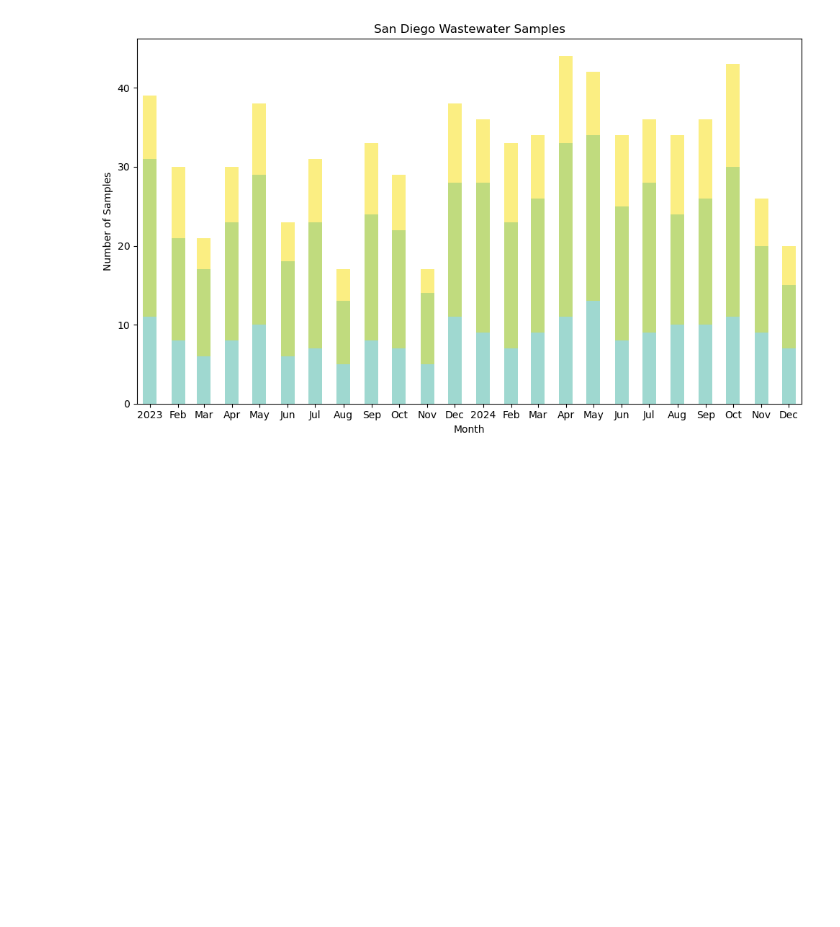
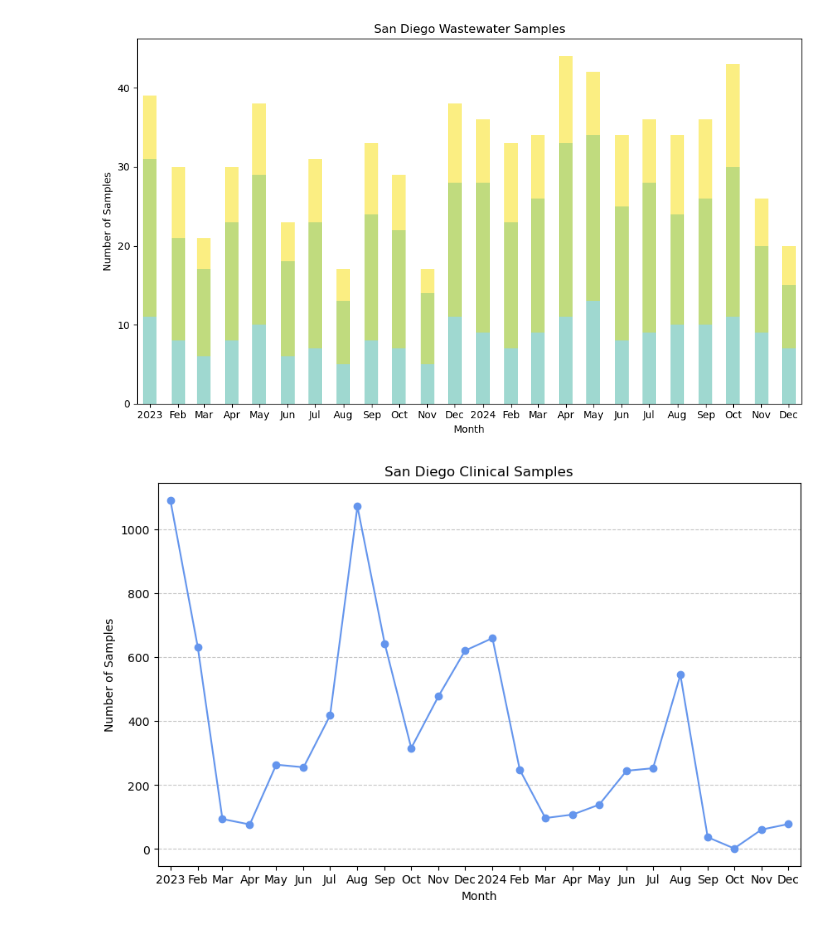
Before and after one commit to andersen-lab/covariants-paper, a Jupyter notebook: supp_fig2/plot_metadata.ipynb, the cells around one changed output. Drawn from its saved outputs; the diff is of its cells as text; code cells hidden in the pictures; blank space fills up the shorter version.

```diff
--- a/supp_fig2/plot_metadata.ipynb
+++ b/supp_fig2/plot_metadata.ipynb
@@ -3,8 +3,12 @@ import pandas as pd
 import matplotlib
 import matplotlib.pyplot as plt
 import matplotlib.dates as mdates
+
+
+matplotlib.rcParams['date.converter'] = 'concise'
 matplotlib.rcParams['pdf.fonttype'] = 42
 matplotlib.rcParams['ps.fonttype'] = 42
+matplotlib.rcParams['font.size'] = 10
 # %%
 import pandas as pd
 import matplotlib.pyplot as plt
@@ -53,0 +78,40 @@ plt.show()
+# %%
+# Plot clinical data over study period
+
+clinical = pd.read_csv('sd_clinical_samples.tsv', sep='\t')
+clinical['collection_date'] = pd.to_datetime(clinical['collection_date'])
+
+clinical = clinical[
+    (clinical['collection_date'] >= "2023-01-01") &
+    (clinical['collection_date'] <= "2024-12-31")
+]
+
+# bin by month, and make line plot
+clinical['month'] = clinical['collection_date'].dt.to_period('M').dt.to_timestamp()
+clinical_monthly = clinical.groupby('month').size()
+fig, ax = plt.subplots(figsize=(10, 6))
+
+plt.title('San Diego Clinical Samples')
+plt.xlabel('Month')
+plt.ylabel('Number of Samples')
+
+# set x limits to match wastewater plot
+ax.set(xlim=(location_monthly.index.min() - pd.Timedelta(14, unit='D'), location_monthly.index.max() + pd.Timedelta(14, unit='D')))
+
+
+# add gridlines
+ax.grid(visible=True, which='major', axis='y', linestyle='--', alpha=0.7)
+ax.plot(
+    clinical_monthly.index,
+    clinical_monthly.values,
+    marker='o',
+    color='cornflowerblue',
+)
+
+locator = mdates.MonthLocator(bymonthday=1)
+ax.xaxis.set_major_locator(locator)
+ax.xaxis.set_major_formatter(mdates.ConciseDateFormatter(locator))
+
+plt.savefig('clinical_samples.pdf', bbox_inches='tight', transparent=True)
+# %% [output]
+[figure, added]
```
Also changed, not shown: parts of 2 cells of this notebook, 5 other files.
